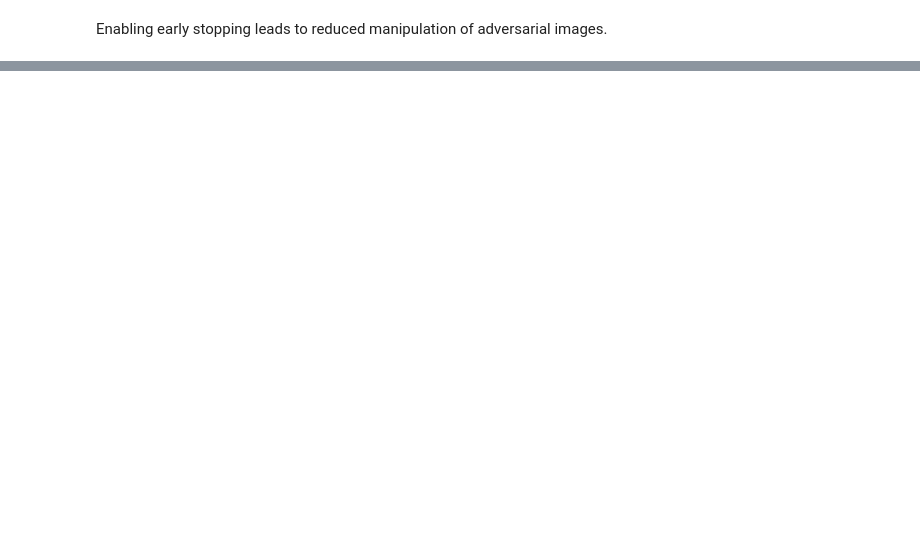
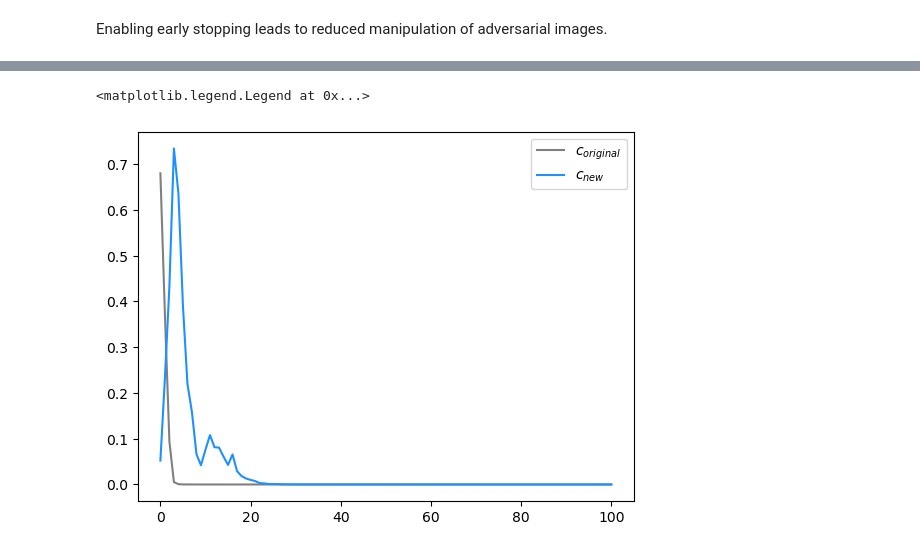
Before and after one commit to robisc/lrp-based-attacks, a Jupyter notebook: LRP-example-notebook.ipynb, the cells around one changed output, grey strips where cells are left out. Drawn from its saved outputs; the diff is of its cells as text; code cells hidden in the pictures; blank space fills up the shorter version.

```diff
--- a/LRP-example-notebook.ipynb
+++ b/LRP-example-notebook.ipynb
@@ -141,0 +195,2 @@ for i, method in enumerate(adv_imgs.keys()):
+# %%
+flipped_img, y, y_new, y_log, r_log, img_log = explainer.ifgsm_attack(img, label, flips = 100, eps = 2/256, early_stopping = True, log = True)
@@ -141,0 +205,7 @@ for i, method in enumerate(adv_imgs.keys()):
+# %%
+plt.plot(np.array(y_log)[:,[label.argmax()]], c = "gray", label = "$c_{original}$")
+plt.plot(np.array(y_log)[:,[y_new.argmax()]], c = "dodgerblue", label = "$c_{new}$")
+plt.legend()
+# %% [output]
+<matplotlib.legend.Legend at 0x...>
+[figure, added]
```
Also changed, not shown: parts of 9 cells of this notebook.
